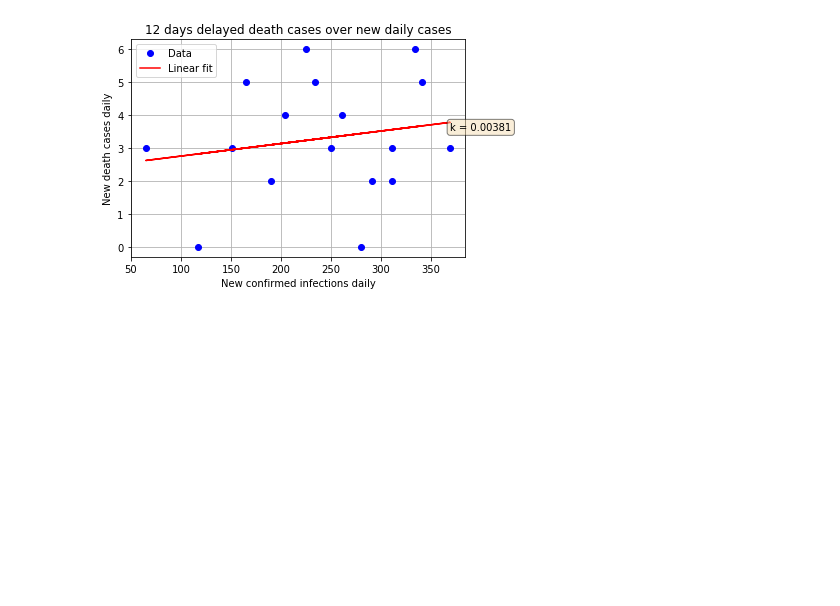
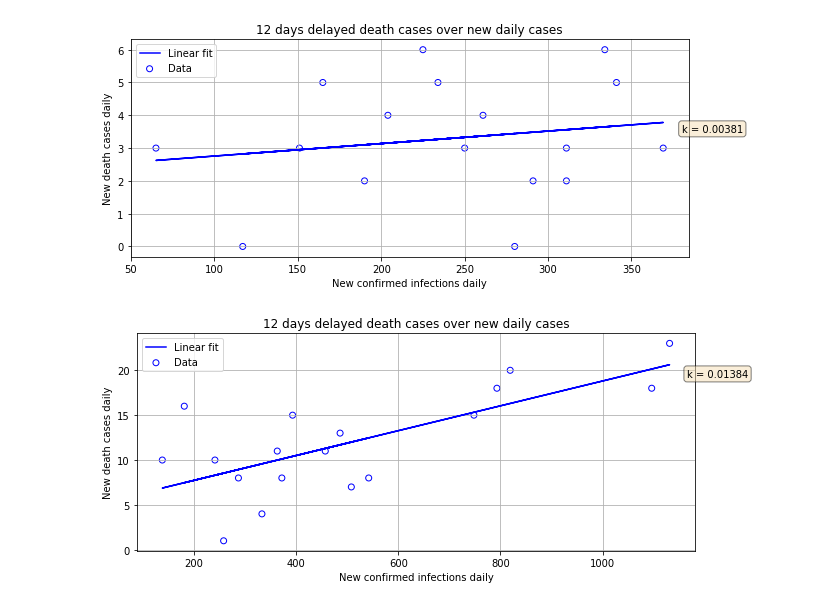
Before and after one commit to akapet00/coropy, a Jupyter notebook: sandbox/01-Exploring-Mortality.ipynb, the cells around one changed output. Drawn from its saved outputs; the diff is of its cells as text; code cells hidden in the pictures; blank space fills up the shorter version.

```diff
--- a/sandbox/01-Exploring-Mortality.ipynb
+++ b/sandbox/01-Exploring-Mortality.ipynb
@@ -132,6 +141,14 @@ fit_and_plot(confirmed_cases=df_aug.confirmed_cases, death_cases=df_aug.death_ca
 df_sep = df[(df.date>=dt.datetime(2020, 9, 1)) & (df.date<dt.datetime(2020, 10, 1))]
 df_sep = df_sep.reset_index(drop=True)
 
-fit_and_plot(confirmed_cases=df_sep.confirmed_cases, death_cases=df_sep.death_cases, death_offset=12, extrapolation_addon_confirmed_cases=0)
+k, b = fit(confirmed_cases=df_sep.confirmed_cases, death_cases=df_sep.death_cases, death_offset=12, plot=True)
 # %% [output]
-[figure, old version]
+[figure, new version]
+# %%
+# during October
+df_oct = df[(df.date>=dt.datetime(2020, 10, 1)) & (df.date<dt.datetime(2020, 11, 1))]
+df_oct = df_oct.reset_index(drop=True)
+
+k, b = fit(confirmed_cases=df_oct.confirmed_cases, death_cases=df_oct.death_cases, death_offset=12, plot=True)
+# %% [output]
+[figure, added]
```
Also changed, not shown: parts of 6 cells of this notebook.
